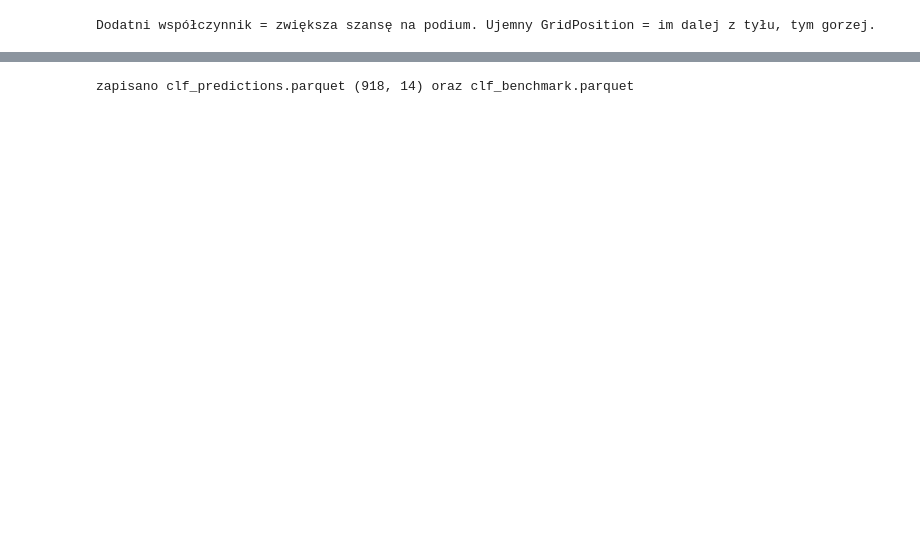
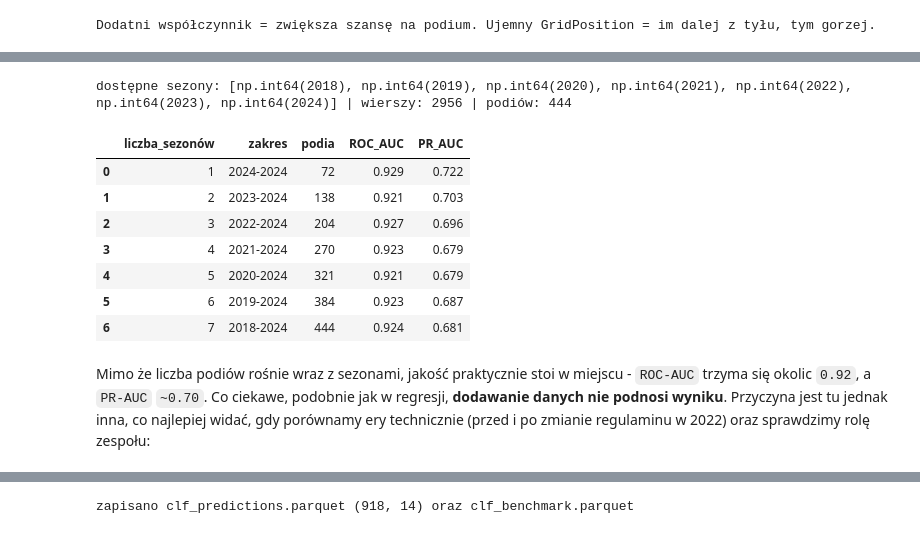
Before and after one commit to straightchlorine/f1-ml-lab, a Jupyter notebook: notebooks/04-classification-podium.ipynb, the cells around one changed output, grey strips where cells are left out. Drawn from its saved outputs; the diff is of its cells as text; code cells hidden in the pictures; blank space fills up the shorter version.

```diff
--- a/notebooks/04-classification-podium.ipynb
+++ b/notebooks/04-classification-podium.ipynb
@@ -221,0 +243,42 @@ Dodatni współczynnik = zwiększa szansę na podium. Ujemny GridPosition = im d
+# %%
+dr_all = pd.read_parquet('../data/driver_race_all.parquet').dropna(subset=['GridPosition'])
+seasons_all = sorted(dr_all['Season'].unique())
+print('dostępne sezony:', seasons_all, '| wierszy:', len(dr_all),
+      '| podiów:', int(dr_all.podium.sum()))
+
+def ocena_clf(df, use_team=True):
+    df = df.copy()
+    cat = ['Team'] if use_team else []
+    num = ['GridPosition']
+    if df['quali_gap_s'].notna().sum() > 0.5 * len(df):
+        num.append('quali_gap_s')
+        df['quali_gap_s'] = df['quali_gap_s'].fillna(df['quali_gap_s'].median())
+    Xx, yy = df[cat + num], df['podium'].values
+    steps = ([('cat', OneHotEncoder(handle_unknown='ignore', sparse_output=False), cat)]
+             if cat else [])
+    steps.append(('num', StandardScaler(), num))
+    m = Pipeline([('pre', ColumnTransformer(steps)),
+                  ('clf', LogisticRegression(class_weight='balanced', max_iter=1000))])
+    cv5 = StratifiedKFold(5, shuffle=True, random_state=42)
+    pr = cross_val_predict(m, Xx, yy, cv=cv5, method='predict_proba')[:, 1]
+    return roc_auc_score(yy, pr), average_precision_score(yy, pr)
+
+rows = []
+for k in range(1, len(seasons_all) + 1):
+    chosen = seasons_all[-k:]
+    sub = dr_all[dr_all['Season'].isin(chosen)]
+    auc, ap = ocena_clf(sub)
+    rows.append({'liczba_sezonów': k, 'zakres': f'{chosen[0]}-{chosen[-1]}',
+                 'podia': int(sub.podium.sum()), 'ROC_AUC': auc, 'PR_AUC': ap})
+wynik_clf = pd.DataFrame(rows)
+wynik_clf.round(3)
+# %% [output]
+dostępne sezony: [np.int64(2018), np.int64(2019), np.int64(2020), np.int64(2021), np.int64(2022), np.int64(2023), np.int64(2024)] | wierszy: 2956 | podiów: 444
+|  | liczba_sezonów | zakres | podia | ROC_AUC | PR_AUC |
+| 0 | 1 | 2024-2024 | 72 | 0.929 | 0.722 |
+| 1 | 2 | 2023-2024 | 138 | 0.921 | 0.703 |
+| 2 | 3 | 2022-2024 | 204 | 0.927 | 0.696 |
+| 3 | 4 | 2021-2024 | 270 | 0.923 | 0.679 |
+| 4 | 5 | 2020-2024 | 321 | 0.921 | 0.679 |
+| 5 | 6 | 2019-2024 | 384 | 0.923 | 0.687 |
+| 6 | 7 | 2018-2024 | 444 | 0.924 | 0.681 |
@@ -221,0 +292,2 @@ Dodatni współczynnik = zwiększa szansę na podium. Ujemny GridPosition = im d
+# %% [markdown]
+Mimo że liczba podiów rośnie wraz z sezonami, jakość praktycznie stoi w miejscu - `ROC-AUC` trzyma się okolic `0.92`, a `PR-AUC` `~0.70`. Co ciekawe, podobnie jak w regresji, **dodawanie danych nie podnosi wyniku**. Przyczyna jest tu jednak inna, co najlepiej widać, gdy porównamy ery technicznie (przed i po zmianie regulaminu w 2022) oraz sprawdzimy rolę zespołu:
```
Also changed, not shown: parts of 18 cells of this notebook, 7 other files.
